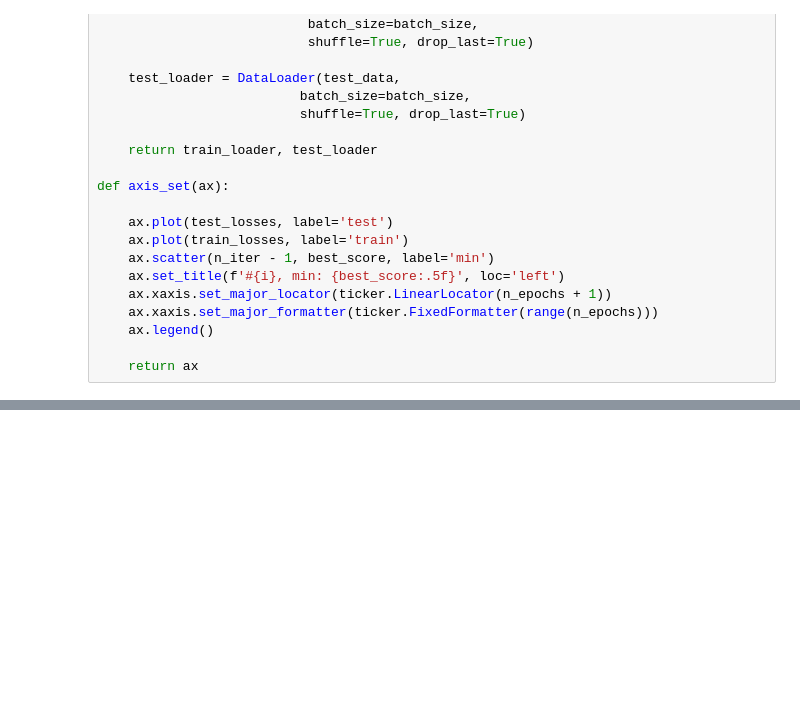
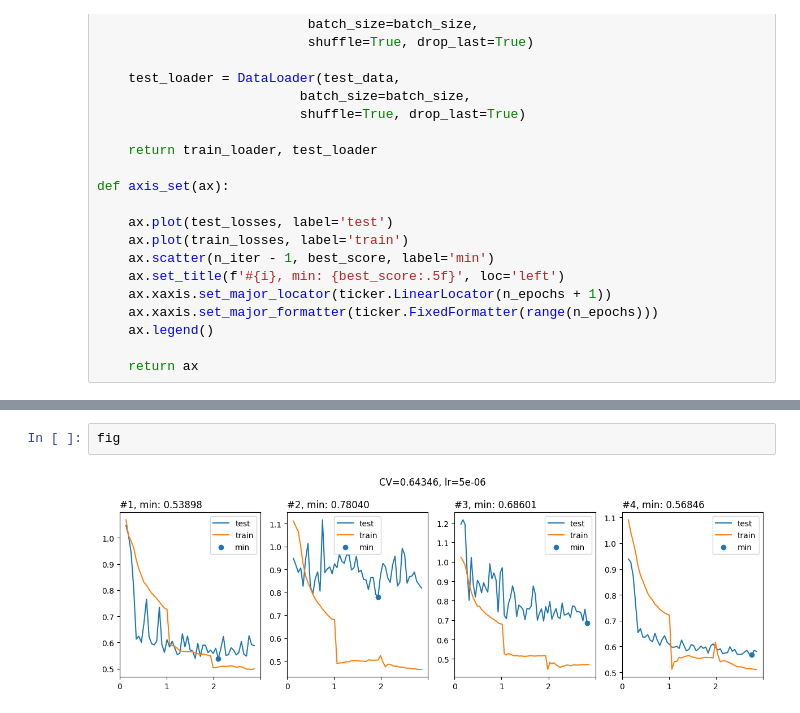
Before and after one commit to shmak2000/CommonLit_competition, a Jupyter notebook: CV pipeline.ipynb, the cells around one changed output, grey strips where cells are left out. Drawn from its saved outputs; the diff is of its cells as text; blank space fills up the shorter version.

```diff
--- a/CV pipeline.ipynb
+++ b/CV pipeline.ipynb
@@ -654,0 +732,4 @@ folds_list
+# %%
+fig
+# %% [output]
+[figure, added]
```
Also changed, not shown: parts of 21 cells of this notebook, 1 other file.
